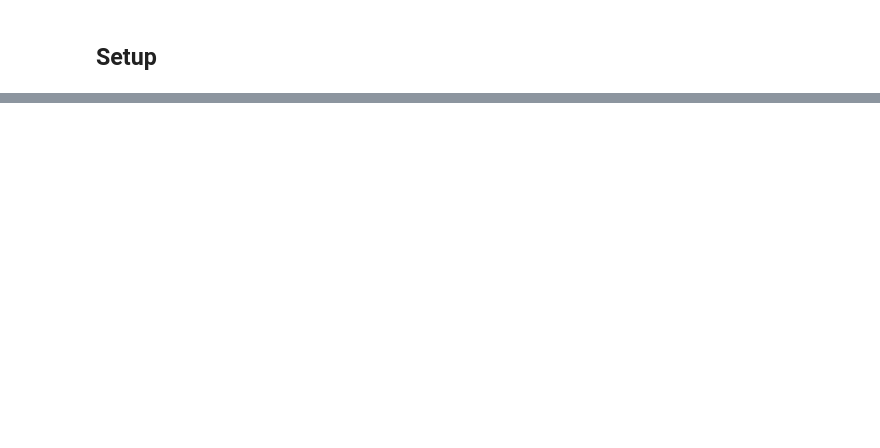
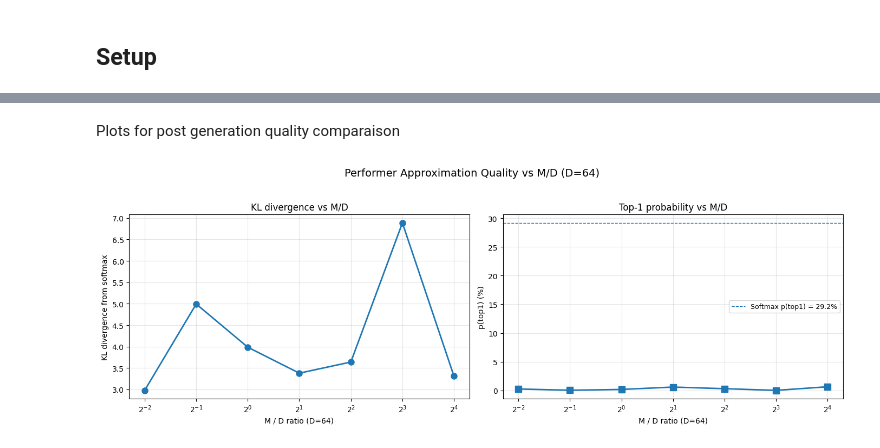
Before and after one commit to Antoinechss/Performer-attention-LLM, a Jupyter notebook: analysis.ipynb, the cells around one changed output, grey strips where cells are left out. Cells and saved outputs as stored; diff of their text form; code cells hidden in the pictures; blank space fills up the shorter version.

```diff
--- a/analysis.ipynb
+++ b/analysis.ipynb
@@ -1059,0 +661,49 @@ print(f"{'='*70}")
+# %% [markdown]
+Plots for post generation quality comparaison
+# %%
+fig, axes = plt.subplots(1, 2, figsize=(14, 5))  # 1 row, 2 cols
+
+# ---------------------------------------
+# KL div vs M/D
+# ---------------------------------------
+ax = axes[0]
+
+f1_ms = [r[0] for r in f1_results]
+f1_md = [m / D for m in f1_ms]
+f1_kls = [r[1] for r in f1_results]
+
+ax.plot(f1_md, f1_kls, 'o-', linewidth=2, markersize=8)
+ax.set_xlabel(f'M / D ratio (D={D})')
+ax.set_ylabel('KL divergence from softmax')
+ax.set_title('KL divergence vs M/D')
+ax.set_xscale('log', base=2)
+ax.grid(True, alpha=0.3)
+
+# ---------------------------------------
+# p(top1) vs M/D
+# ---------------------------------------
+ax = axes[1]
+
+f1_ptop1 = [r[3] * 100 for r in f1_results]
+std_top1_prob = std_probs[std_top1_id].item() * 100
+
+ax.plot(f1_md, f1_ptop1, 's-', linewidth=2, markersize=8)
+ax.axhline(
+    y=std_top1_prob,
+    linestyle='--',
+    linewidth=1,
+    label=f'Softmax p(top1) = {std_top1_prob:.1f}%'
+)
+
+ax.set_xlabel(f'M / D ratio (D={D})')
+ax.set_ylabel('p(top1) (%)')
+ax.set_title('Top-1 probability vs M/D')
+ax.set_xscale('log', base=2)
+ax.legend(fontsize=9)
+ax.grid(True, alpha=0.3)
+
+fig.suptitle(f'Performer Approximation Quality vs M/D (D={D})',fontsize=14)
+plt.tight_layout(rect=[0, 0, 1, 0.95])
+plt.show()
+# %% [output]
+[figure, added]
```
Also changed, not shown: parts of 62 cells of this notebook, 1 other file.
